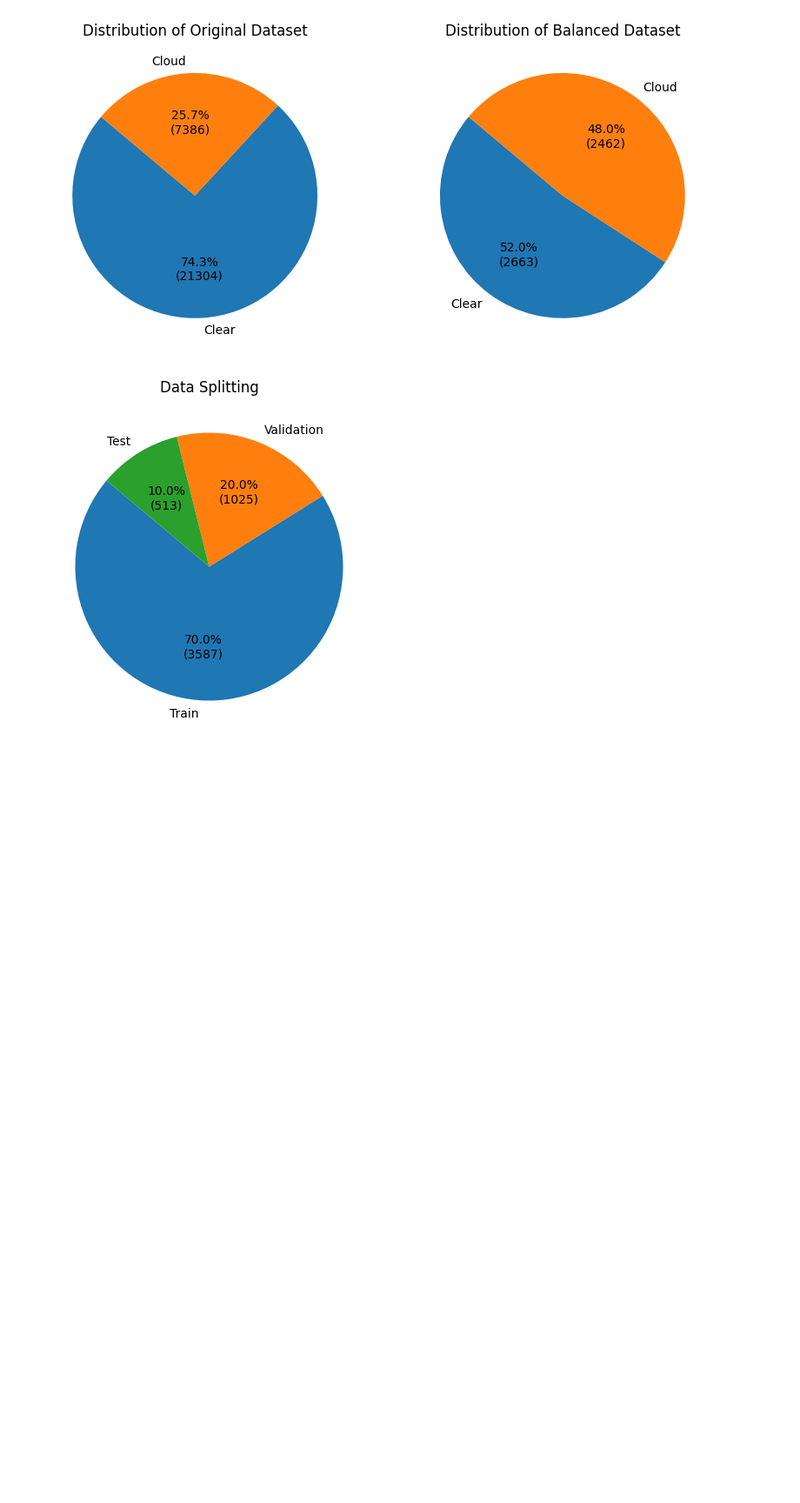
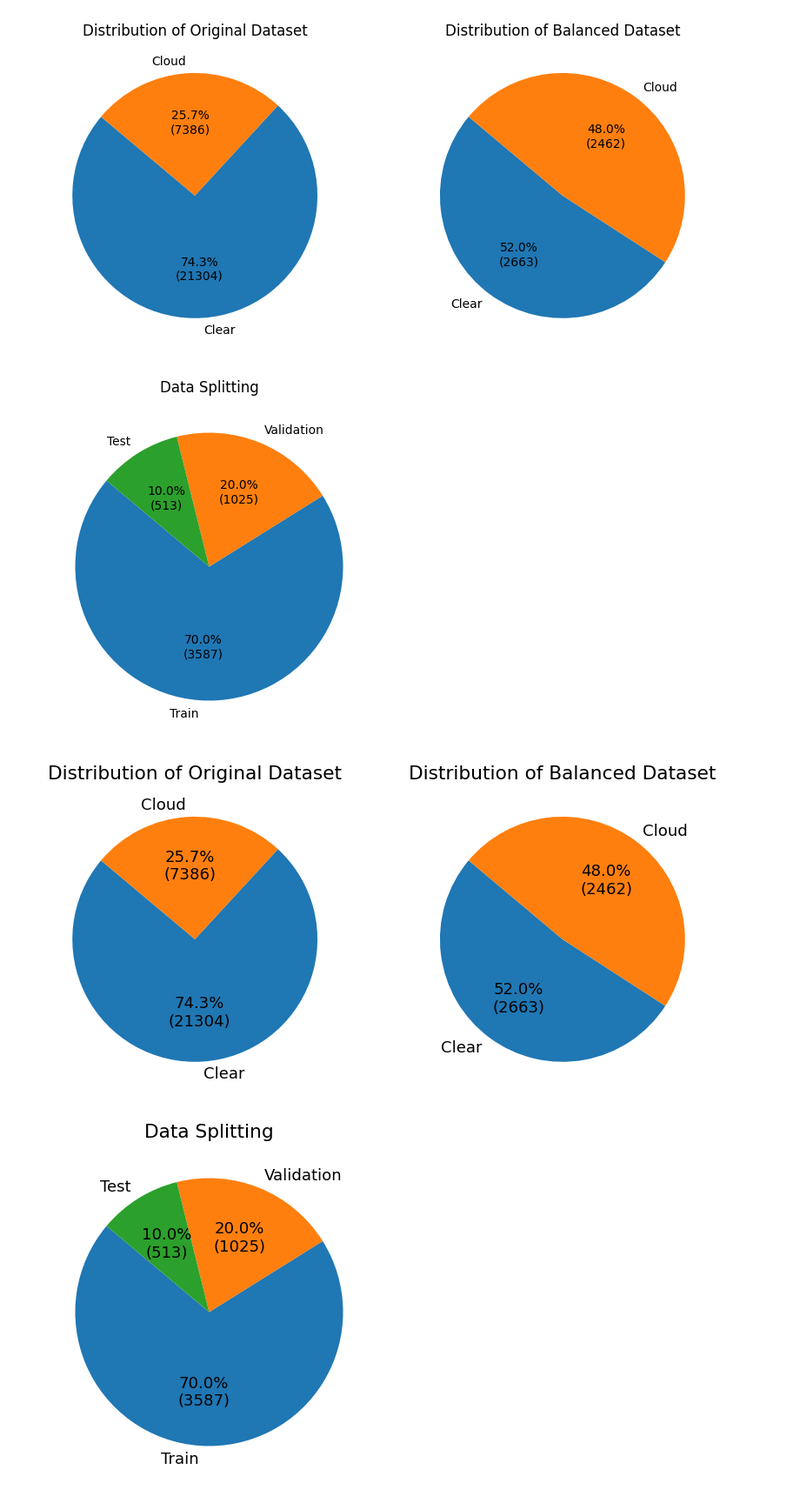
Before and after one commit to anhphanbb/machine-learning, a Jupyter notebook: DataPieCharts.ipynb, the cells around one changed output. Shown at 87% size. Drawn from its saved outputs; the diff is of its cells as text; code cells hidden in the pictures; blank space fills up the shorter version.

```diff
--- a/DataPieCharts.ipynb
+++ b/DataPieCharts.ipynb
@@ -54,3 +54,62 @@ plt.show()
 # %% [output]
 [figure]
 [figure]
+# %%
+import matplotlib.pyplot as plt
+
+# Data distribution
+total_images = 28690
+clear_images = 21304
+cloud_images = 7386
+
+balanced_clear_images = 2663
+balanced_cloud_images = 2462
+
+# Data splitting
+train_split = 0.7
+validation_split = 0.2
+test_split = 0.1
+
+# Balanced dataset
+balanced_total = balanced_clear_images + balanced_cloud_images
+
+# Data splitting counts
+train_count = balanced_total * train_split
+validation_count = balanced_total * validation_split
+test_count = balanced_total * test_split
+
+# Function to add percentage and count in pie chart
+def autopct_generator(values):
+    def inner_autopct(pct):
+        total = sum(values)
+        val = int(round(pct * total / 100.0))
+        return f'{pct:.1f}%\n({val:d})'
+    return inner_autopct
+
+# Set font size
+plt.rcParams.update({'font.size': 13})
+
+# Plotting
+fig, axes = plt.subplots(1, 2, figsize=(10, 5))
+
+# Distribution of original dataset
+axes[0].pie([clear_images, cloud_images], labels=['Clear', 'Cloud'], autopct=autopct_generator([clear_images, cloud_images]), startangle=140)
+axes[0].set_title('Distribution of Original Dataset')
+
+# Distribution of balanced dataset
+axes[1].pie([balanced_clear_images, balanced_cloud_images], labels=['Clear', 'Cloud'], autopct=autopct_generator([balanced_clear_images, balanced_cloud_images]), startangle=140)
+axes[1].set_title('Distribution of Balanced Dataset')
+
+plt.show()
+
+# Data splitting
+splits = ['Train', 'Validation', 'Test']
+split_counts = [train_count, validation_count, test_count]
+
+plt.figure(figsize=(5, 5))
+plt.pie(split_counts, labels=splits, autopct=autopct_generator(split_counts), startangle=140)
+plt.title('Data Splitting')
+plt.show()
+# %% [output]
+[figure, added]
+[figure, added]
```
Also changed, not shown: 6 other files.
